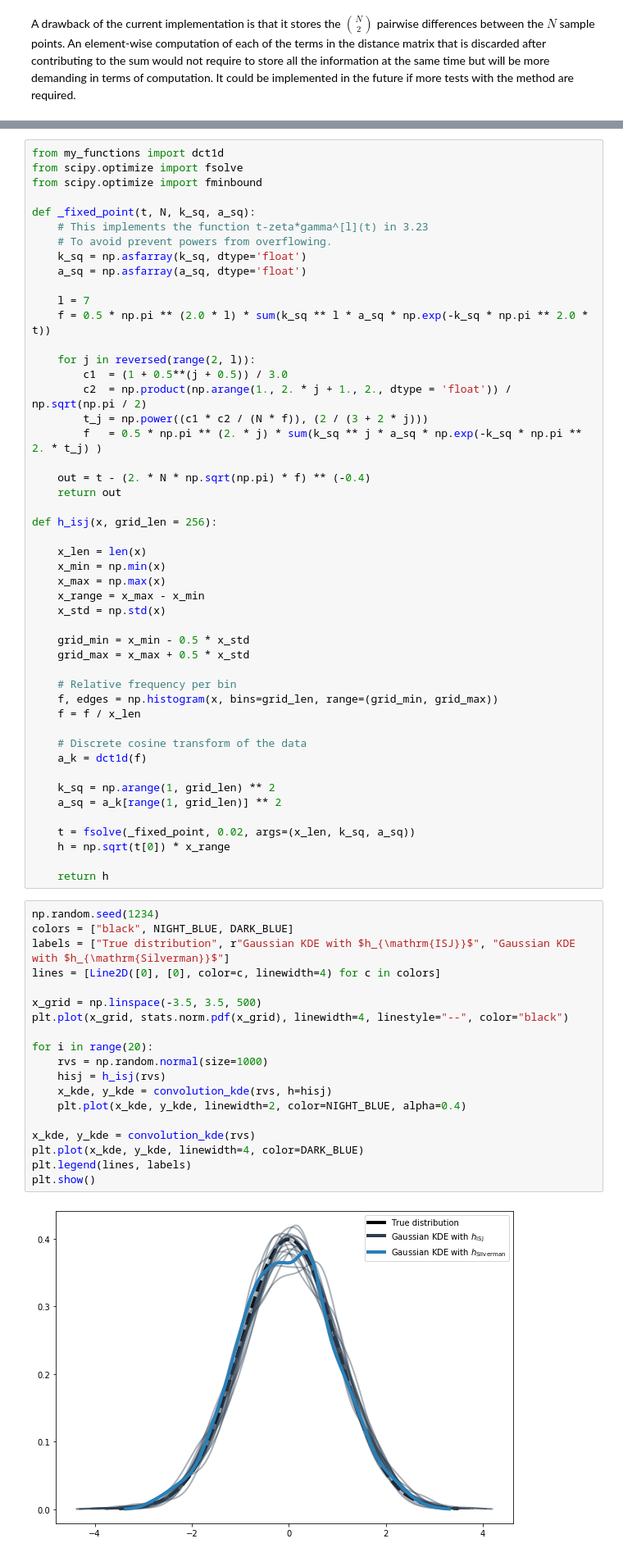
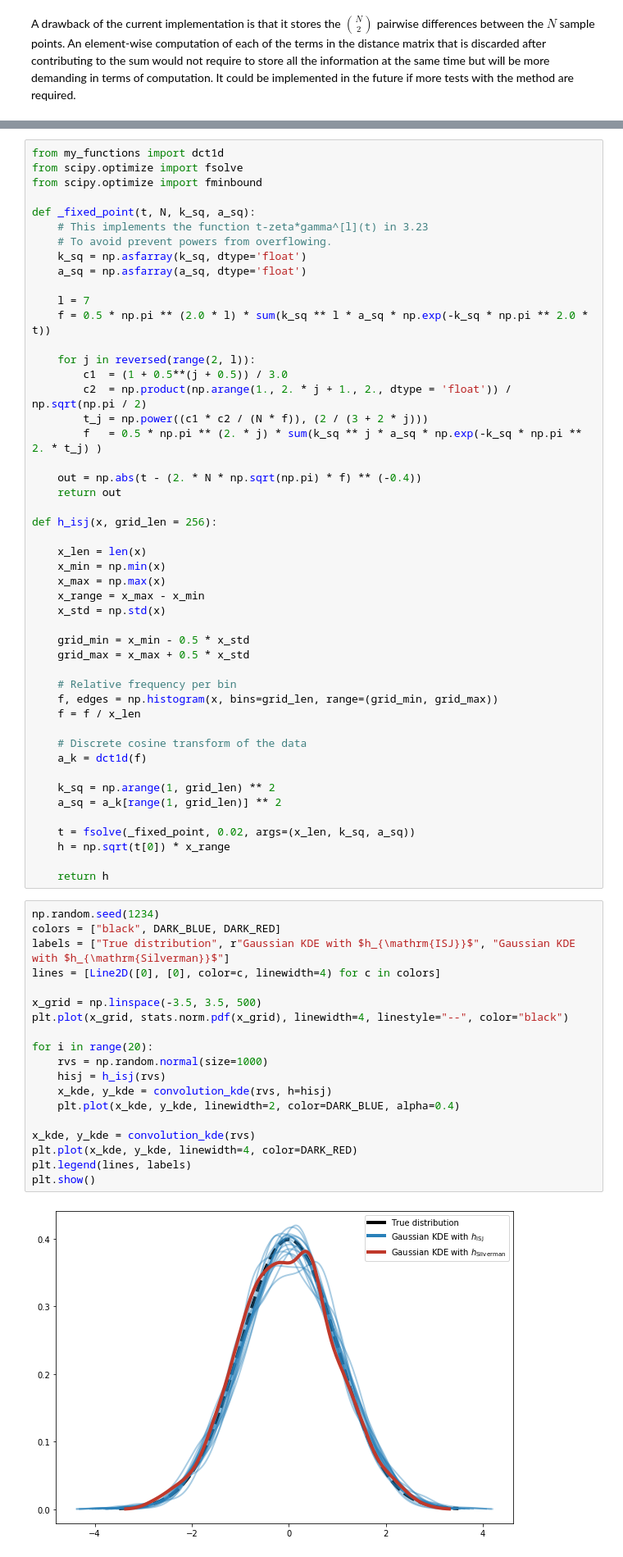
Before and after one commit to tomicapretto/density_estimation, a Jupyter notebook: notebooks/03_more_bandwidth_selectors.ipynb, the cells around one changed output, grey strips where cells are left out. Shown at 82% size. Cells and saved outputs as stored; diff of their text form.

Commit message:
Modifications to notebooks 1, 2, and 3.
* Color formatting.
* Formula formatting.
* Example interpretations.
* Final notes to all the notebooks.

```diff
--- a/notebooks/03_more_bandwidth_selectors.ipynb
+++ b/notebooks/03_more_bandwidth_selectors.ipynb
@@ -626,7 +624,7 @@ def _fixed_point(t, N, k_sq, a_sq):
         t_j = np.power((c1 * c2 / (N * f)), (2 / (3 + 2 * j)))
         f   = 0.5 * np.pi ** (2. * j) * sum(k_sq ** j * a_sq * np.exp(-k_sq * np.pi ** 2. * t_j) )
 
-    out = t - (2. * N * np.sqrt(np.pi) * f) ** (-0.4)
+    out = np.abs(t - (2. * N * np.sqrt(np.pi) * f) ** (-0.4))
     return out
 
 def h_isj(x, grid_len = 256):
@@ -656,25 +654,25 @@ def h_isj(x, grid_len = 256):
     return h
 # %%
 np.random.seed(1234)
-colors = ["black", NIGHT_BLUE, DARK_BLUE]
+colors = ["black", DARK_BLUE, DARK_RED]
 labels = ["True distribution", r"Gaussian KDE with $h_{\mathrm{ISJ}}$", "Gaussian KDE with $h_{\mathrm{Silverman}}$"]
 lines = [Line2D([0], [0], color=c, linewidth=4) for c in colors]
 
 x_grid = np.linspace(-3.5, 3.5, 500)
 plt.plot(x_grid, stats.norm.pdf(x_grid), linewidth=4, linestyle="--", color="black")
 
 for i in range(20):
     rvs = np.random.normal(size=1000)
     hisj = h_isj(rvs)
     x_kde, y_kde = convolution_kde(rvs, h=hisj)
-    plt.plot(x_kde, y_kde, linewidth=2, color=NIGHT_BLUE, alpha=0.4)
+    plt.plot(x_kde, y_kde, linewidth=2, color=DARK_BLUE, alpha=0.4)
 
 x_kde, y_kde = convolution_kde(rvs)
-plt.plot(x_kde, y_kde, linewidth=4, color=DARK_BLUE)
+plt.plot(x_kde, y_kde, linewidth=4, color=DARK_RED)
 plt.legend(lines, labels)
 plt.show()
 # %% [output]
-[figure, old version]
+[figure, new version]
 # %% [markdown]
 ## Back to the original problem...
 # %% [markdown]
```
Also changed, not shown: parts of 7 cells of this notebook, 1 other file.
